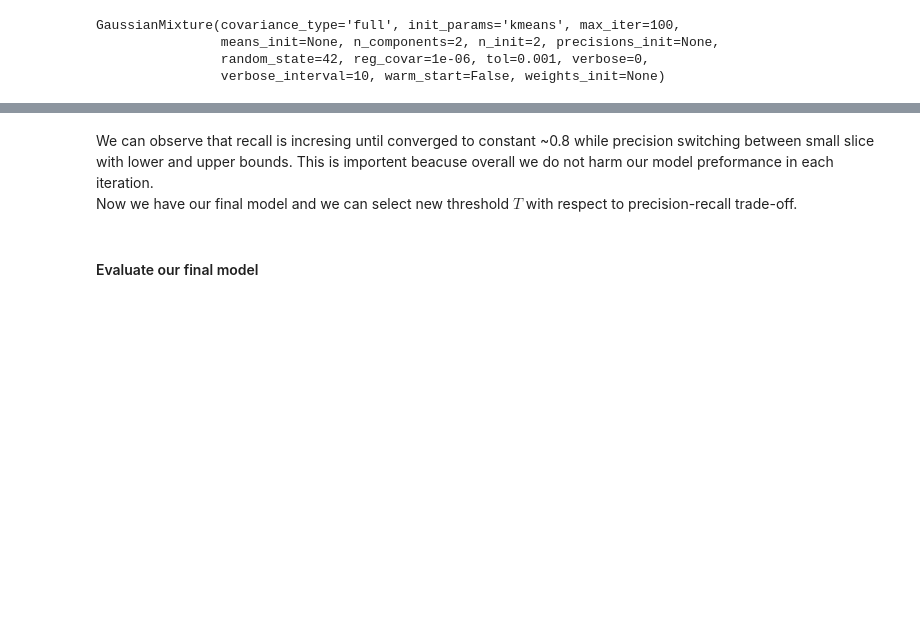
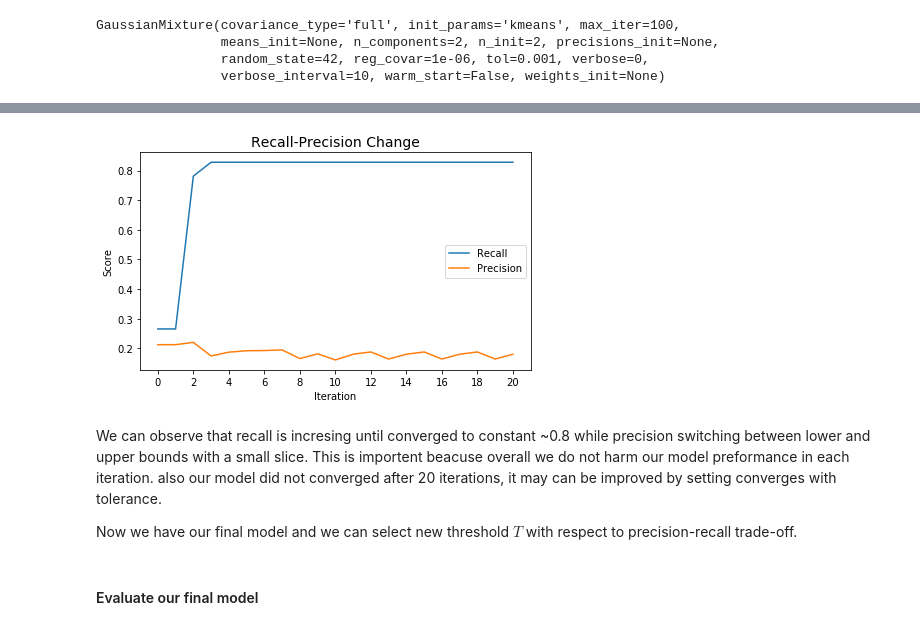
Before and after one commit to shon-otmazgin/transactions-anomaly-detection-unsupervised-learning, a Jupyter notebook: notebooks/Transactions Anomaly Detection with Unsupervised Learning .ipynb, the cells around one changed output, grey strips where cells are left out. Drawn from its saved outputs; the diff is of its cells as text; code cells hidden in the pictures; blank space fills up the shorter version.

```diff
--- a/notebooks/Transactions Anomaly Detection with Unsupervised Learning .ipynb
+++ b/notebooks/Transactions Anomaly Detection with Unsupervised Learning .ipynb
@@ -440,26 +535,0 @@ following results:
-# %%
-%%time
-iterations = 20
-recall = [best_recall]
-precision = [best_precision]
-for i in range(iterations):
-    gmm_log_likelihood = clf.score_samples(X)
-    tmp_s = pd.Series(gmm_log_likelihood)
-    anomaly_indices=tmp_s[tmp_s<best_threshold].index
-
-    y_pred = clf.score_samples(X)
-    y_pred[y_pred>=best_threshold] = 0
-    y_pred[y_pred<best_threshold] = 1
-    recall.append(recall_score(y, y_pred))
-    precision.append(precision_score(y, y_pred))
-
-    tmp_X = X.loc[~X.index.isin(anomaly_indices)]
-    tmp_clf = GaussianMixture(n_components=n_components, covariance_type='full', random_state=RANDOM_STATE, n_init=2)
-    tmp_clf.fit(tmp_X)
-    if np.array_equal(clf.means_, tmp_clf.means_) and \
-       np.array_equal(clf.covariances_, tmp_clf.covariances_) and \
-       np.array_equal(clf.weights_, tmp_clf.weights_):
-            print('converged! check out clf')
-            break
-    else:
-        clf = tmp_clf
@@ -481,0 +536,3 @@ plt.show()
+# %%
+%%time
+clf, recalls, precisions = iterative_clf(clf=clf, X=X, y=y, clfs_equal_func=gmms_equal, n_iter=20)
@@ -482,5 +541,10 @@ plt.show()
+# %%
+plot_recall_precision_change(recalls=recalls, precisions=precisions)
+# %% [output]
+[figure, added]
 # %% [markdown]
-We can observe that recall is incresing until converged to constant ~0.8 while precision switching between small slice with lower and upper bounds. This is importent beacuse overall we do not harm our model preformance in each iteration.
+We can observe that recall is incresing until converged to constant ~0.8 while precision switching between lower and upper bounds with a small slice. This is importent beacuse overall we do not harm our model preformance in each iteration. also our model did not converged after 20 iterations, it may can be improved by setting converges with tolerance.
+
 Now we have our final model and we can select new threshold $T$ with respect to precision-recall trade-off.
 # %% [markdown]
 #### Evaluate our final model
```
Also changed, not shown: parts of 56 cells of this notebook, 1 other file.
